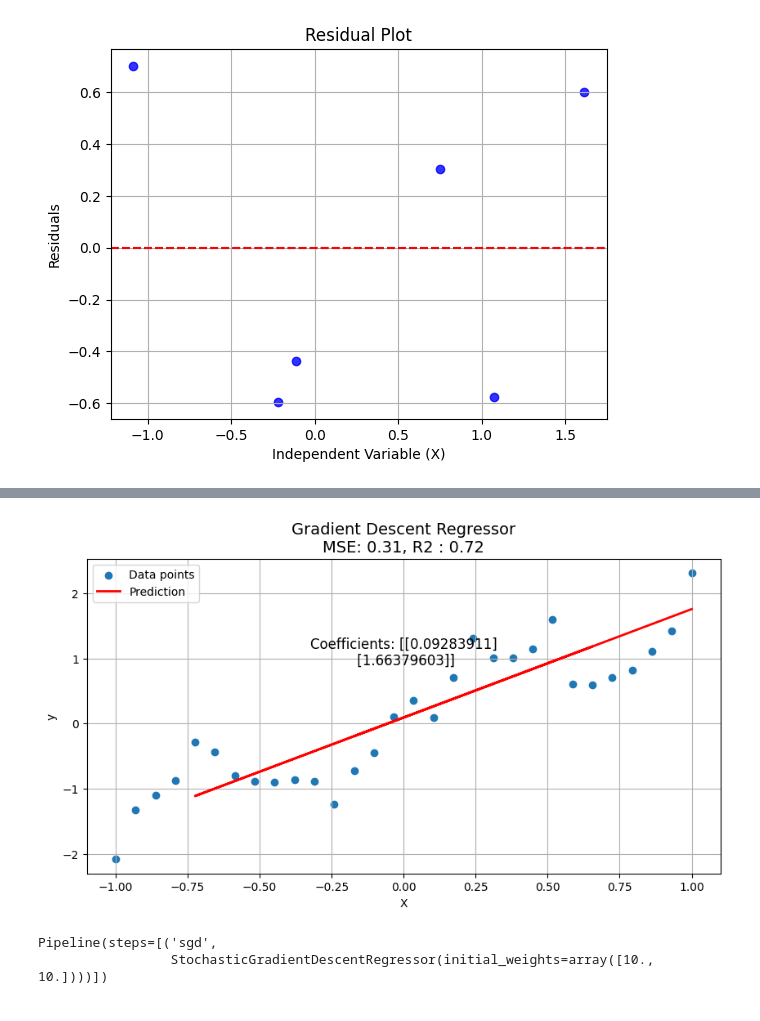
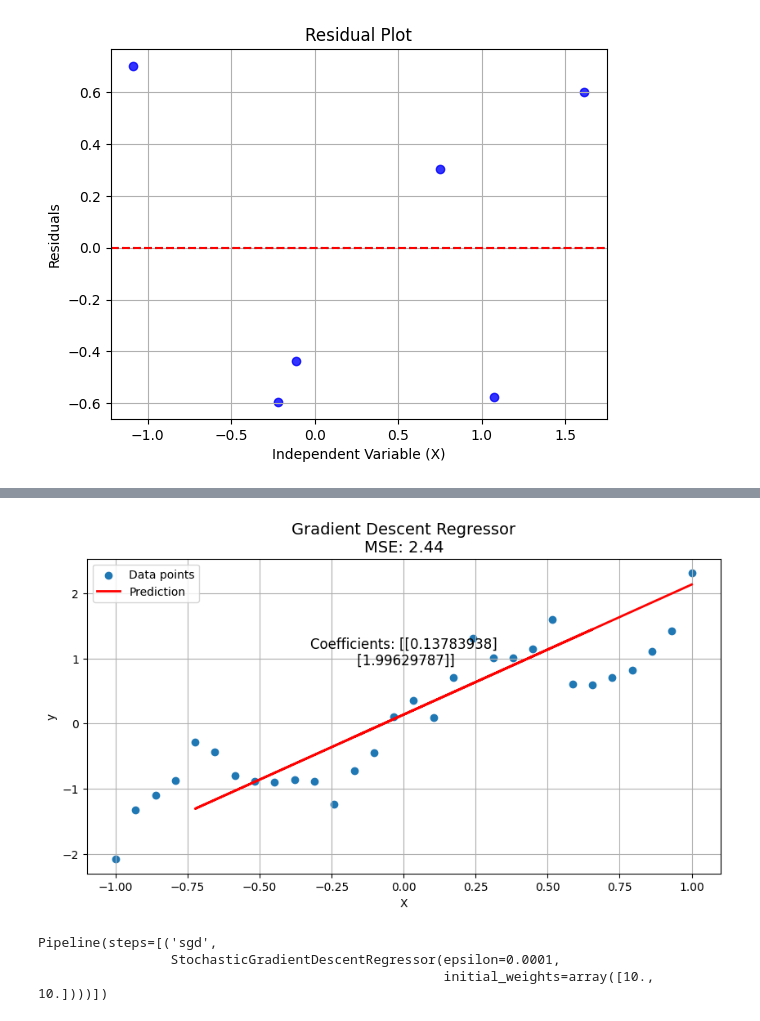
Before and after one commit to talDoFlemis/dory, a Jupyter notebook: lista_01/questao1.ipynb, the cells around one changed output, grey strips where cells are left out. Drawn from its saved outputs; the diff is of its cells as text; code cells hidden in the pictures.

```diff
--- a/lista_01/questao1.ipynb
+++ b/lista_01/questao1.ipynb
@@ -17,3 +15,7 @@ logging.basicConfig(level=logging.INFO)
 # %%
 artificial_df = pd.read_csv("artificial1d.csv", header=None)
 artificial_df.describe()
+
+def mean_squared_error(y_true: np.ndarray, y_pred: np.ndarray) -> float:
+    error = y_true - y_pred
+    return np.mean(error ** 2)
@@ -82,7 +73,7 @@ plt.show()
 # %% [output]
 [figure]
 # %%
-epochs = 500
+epochs = 100
 initial_weights = [10.0, 10.0]
 gd_pipe = Pipeline(
     [
@@ -144,20 +134,19 @@ INFO:dory.linear.gd:Epoch 499 completed. Train loss: [0.17051991], Val loss: [0.
 # %%
 plt.figure(figsize=(10, 5))
 plt.scatter(X, y, label="Data points")
 plt.plot(X_test, y_pred, "r-", linewidth=2, label="Prediction")
 plt.xlabel("X")
 plt.ylabel("y")
 
 mse = mean_squared_error(y_test, y_pred)
-r2 = r2_score(y_test, y_pred)
-plt.title(f"Gradient Descent Regressor\nMSE: {mse:.2f}, R2 : {r2:.2f}", fontsize=14)
+plt.title(f"Gradient Descent Regressor\nMSE: {mse:.2f}", fontsize=14)
 plt.text(0.0, 0.9, f'Coefficients: {gd.weights_}',fontsize=12, horizontalalignment='center')
 
 plt.legend()
 plt.grid(True)
 plt.show()
 # %% [output]
-[figure, old version]
+[figure, new version]
 # %%
 sgd_epochs = 100
 sgd_pipe = Pipeline(
@@ -168,6 +157,8 @@ sgd_pipe = Pipeline(
                 epochs=sgd_epochs,
                 initial_weights=np.array(initial_weights),
                 alpha=0.01,
+                epsilon=0.0001,
+                batch_size=10,
             ),
         )
     ]
@@ -176,7 +167,8 @@ sgd_pipe = Pipeline(
 sgd_pipe
 # %% [output]
 Pipeline(steps=[('sgd',
-                 StochasticGradientDescentRegressor(initial_weights=array([10., 10.])))])
+                 StochasticGradientDescentRegressor(epsilon=0.0001,
+                                                    initial_weights=array([10., 10.])))])
 # %%
 y_pred = sgd_pipe.fit(X_train, y_train).predict(X_test)
 sgd: StochasticGradientDescentRegressor = sgd_pipe.named_steps["sgd"]
```
Also changed, not shown: parts of 8 cells of this notebook.
